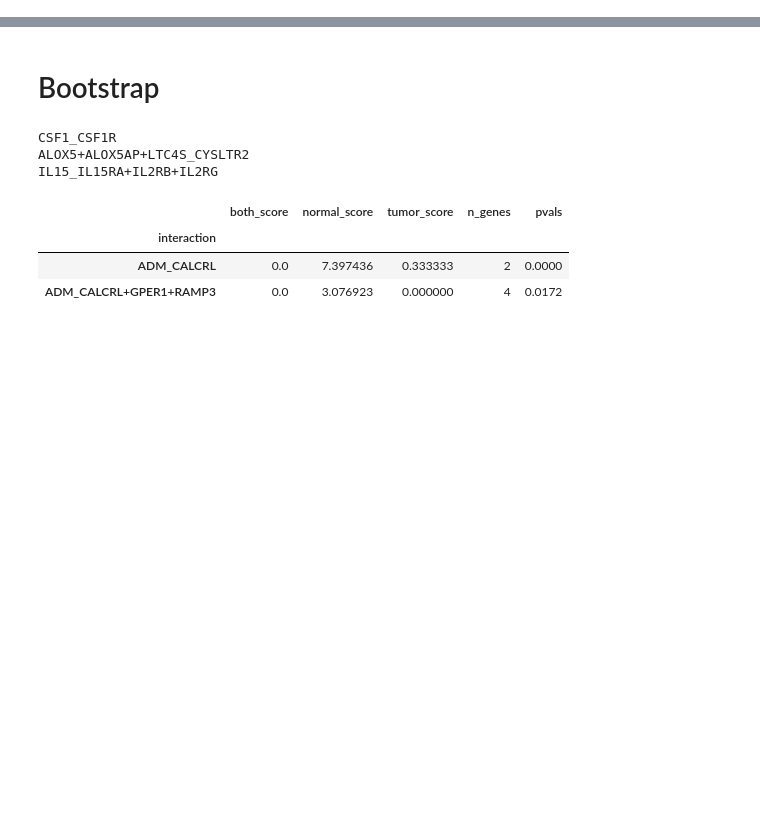
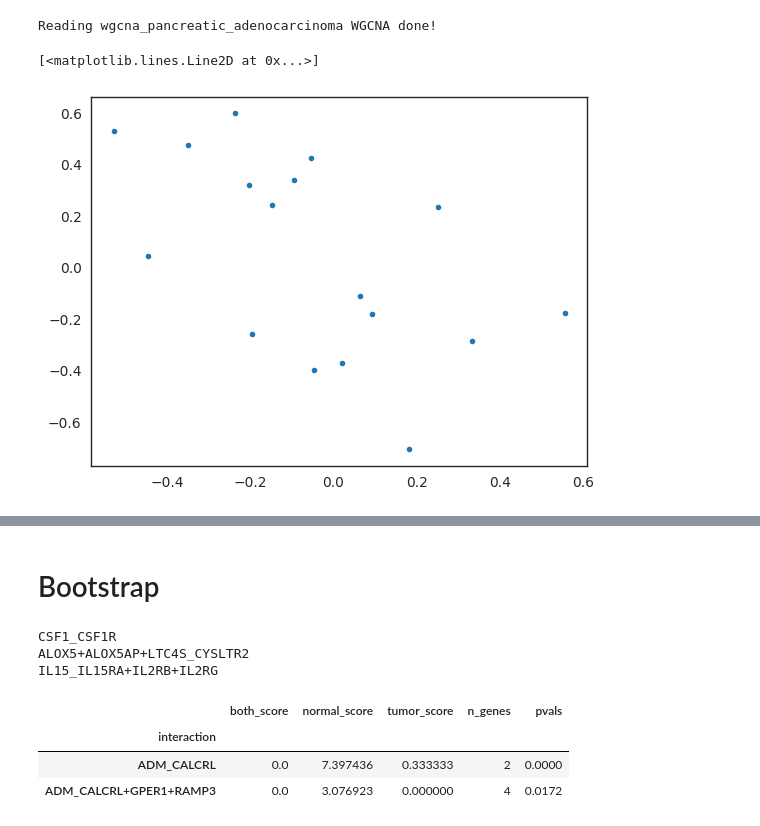
Before and after one commit to lorenzoamir/cci_circuits_paper_2025, a Jupyter notebook: code/notebook.ipynb, the cells around one changed output, grey strips where cells are left out. Saved outputs shown, nothing was run; the diff lists cells and outputs as text; code cells hidden in the pictures; blank space fills up the shorter version.

```diff
--- a/code/notebook.ipynb
+++ b/code/notebook.ipynb
@@ -52,0 +185,4 @@ orangecolor = '#e69426'
+# %%
+wgcna = PyWGCNA.readWGCNA('/projects/bioinformatics/DB/Xena/TCGA_GTEX/by_tissue_primary_vs_normal/pancreas/tumor/pancreatic_adenocarcinoma/wgcna_pancreatic_adenocarcinoma.p')
+# %% [output]
+Reading wgcna_pancreatic_adenocarcinoma WGCNA done!
@@ -52,0 +194,5 @@ orangecolor = '#e69426'
+# %%
+plt.plot(wgcna.signedKME.loc['CCL3'], wgcna.signedKME.loc['SLC1A5'], marker='.', linestyle=' ')
+# %% [output]
+[<matplotlib.lines.Line2D at 0x...>]
+[figure, added]
```
Also changed, not shown: parts of 32 cells of this notebook, 3 other files.
